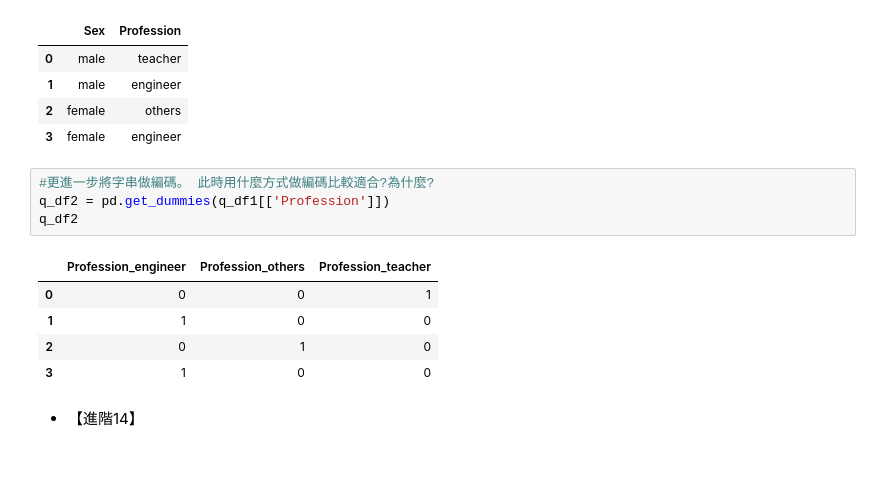
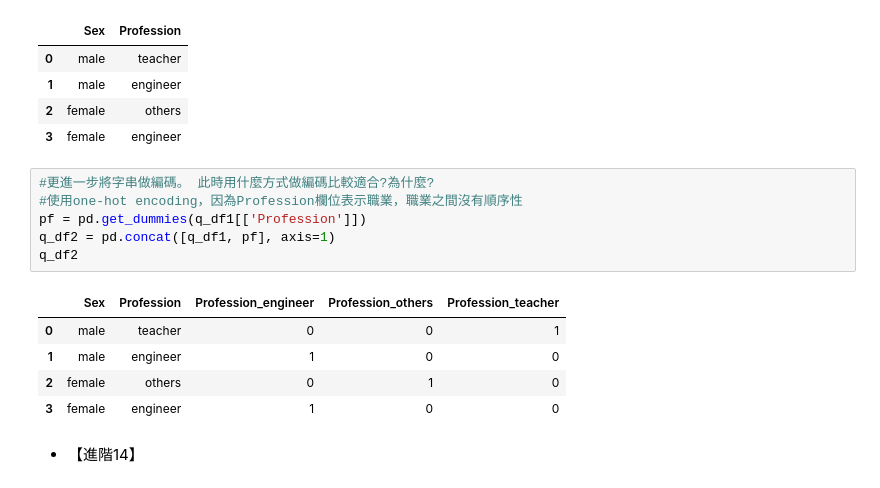
Before and after one commit to sueshow/Python_Data-Science-Marathon, a Jupyter notebook: Homework/Day_14_Homework.ipynb, the cells around one changed output. Drawn from its saved outputs; the diff is of its cells as text.

```diff
--- a/Homework/Day_14_Homework.ipynb
+++ b/Homework/Day_14_Homework.ipynb
@@ -71,14 +71,16 @@ q_df1
 | 3 | female | engineer |
 # %%
 #更進一步將字串做編碼。 此時用什麼方式做編碼比較適合?為什麼?
-q_df2 = pd.get_dummies(q_df1[['Profession']])
+#使用one-hot encoding，因為Profession欄位表示職業，職業之間沒有順序性
+pf = pd.get_dummies(q_df1[['Profession']])
+q_df2 = pd.concat([q_df1, pf], axis=1)
 q_df2
 # %% [output]
-|  | Profession_engineer | Profession_others | Profession_teacher |
-| 0 | 0 | 0 | 1 |
-| 1 | 1 | 0 | 0 |
-| 2 | 0 | 1 | 0 |
-| 3 | 1 | 0 | 0 |
+|  | Sex | Profession | Profession_engineer | Profession_others | Profession_teacher |
+| 0 | male | teacher | 0 | 0 | 1 |
+| 1 | male | engineer | 1 | 0 | 0 |
+| 2 | female | others | 0 | 1 | 0 |
+| 3 | female | engineer | 1 | 0 | 0 |
 # %% [markdown]
 * 【進階14】
 # %%
```
Also changed, not shown: parts of 1 cell of this notebook.
